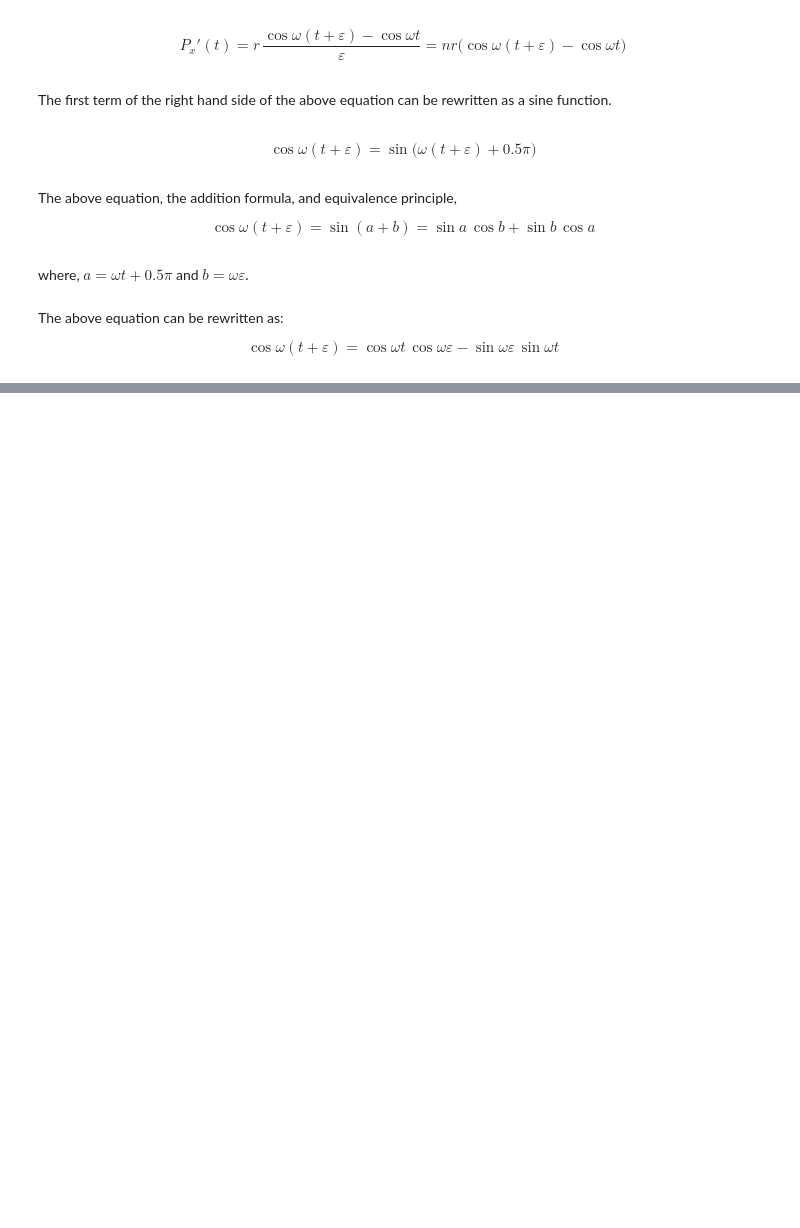
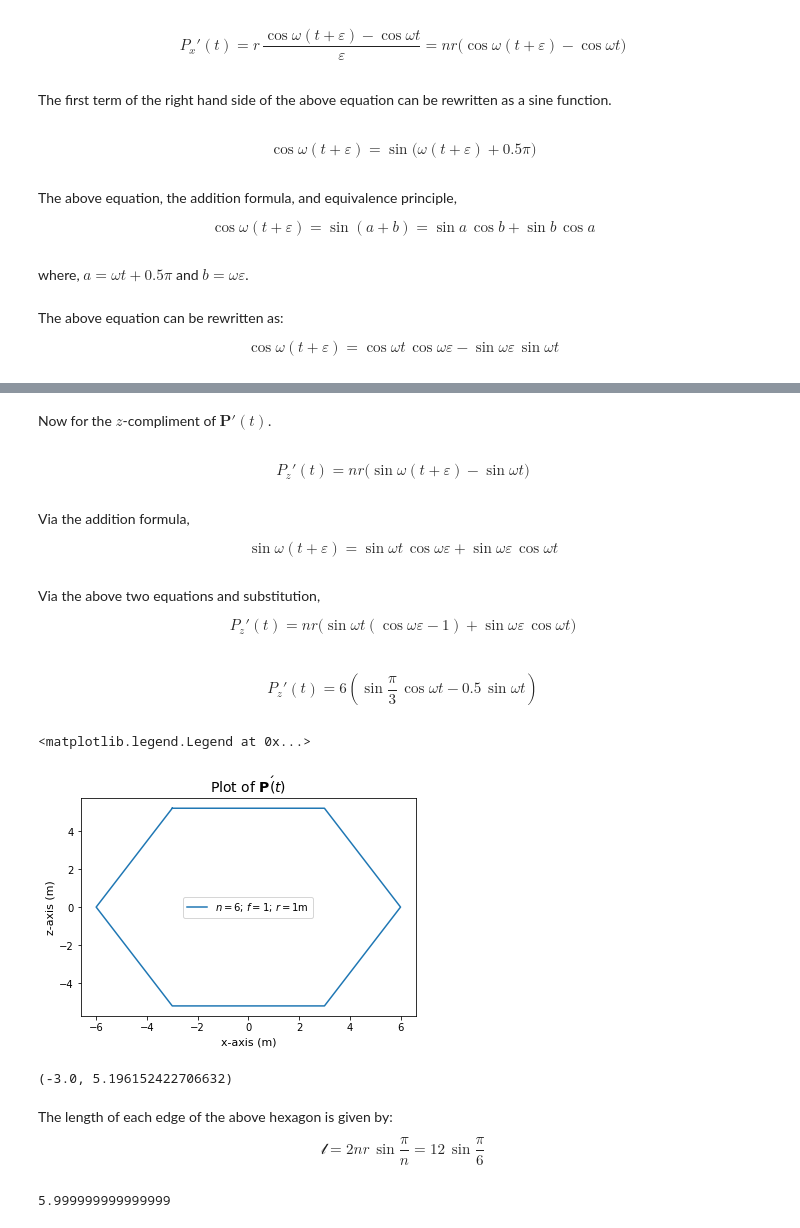
Before and after one commit to jordandll/Electromagnetism, a Jupyter notebook: Solenoids.ipynb, the cells around one changed output, grey strips where cells are left out. Cells and saved outputs as stored; diff of their text form; code cells hidden in the pictures; blank space fills up the shorter version.

```diff
--- a/Solenoids.ipynb
+++ b/Solenoids.ipynb
@@ -213,8 +213,8 @@ n = 6
 
 t = np.linspace(0, p, num = n + 1)
 theta = w * t
-x = r * np.cos(theta)
-z = r * np.sin(theta)
+P_x = x = r * np.cos(theta)
+P_z = z = r * np.sin(theta)
 
 fig, ax = plt.subplots()
 ax.set_title('2D Path', size = 15)
@@ -262,0 +265,40 @@ $$ P_x'(t) = nr\big( \cos \omega t(\cos \omega \varepsilon - 1) - \sin \omega \v
+# %% [markdown]
+Now for the $z$-compliment of $\mathbf{P}'(t)$.
+# %% [markdown]
+$$ P_z'(t) = nr\big( \sin \omega(t + \varepsilon) - \sin \omega t\big)$$
+# %% [markdown]
+Via the addition formula,
+
+$$ \sin \omega(t + \varepsilon) = \sin \omega t \, \cos \omega \varepsilon + \sin \omega \varepsilon \, \cos \omega t$$
+# %% [markdown]
+Via the above two equations and substitution,
+
+$$ P_z'(t) = nr\big(\sin\omega t(\cos \omega \varepsilon - 1) + \sin \omega \varepsilon \, \cos \omega t \big)$$
+# %% [markdown]
+$$ P_z'(t) = 6\left(\sin \frac{\pi}{3} \, \cos \omega t - 0.5\,\sin\omega t  \right)$$
+# %%
+dP_x = x = -6*(0.5*np.cos(theta) + np.sin(np.pi/3)*np.sin(theta))
+dP_z = z = 6*(np.sin(np.pi/3)*np.cos(theta) - 0.5*np.sin(theta))
+
+fig, ax = plt.subplots()
+ax.set_title(r'Plot of $\mathbf{P}\'(t)$', size = 14)
+ax.set_xlabel('x-axis (m)', size = 11)
+ax.set_ylabel('z-axis (m)', size = 11)
+
+L = ax.plot(x, z, label=r'$n = 6$; $f = 1$; $r = 1\mathrm{m}$')
+ax.legend()
+# %% [output]
+<matplotlib.legend.Legend at 0x...>
+[figure, added]
+# %%
+(x[0], z[0])
+# %% [output]
+(-3.0, 5.196152422706632)
+# %% [markdown]
+The length of each edge of the above hexagon is given by:
+$$ \mathscr{l} = 2nr\,\sin \frac{\pi}{n} = 12\,\sin \frac{\pi}{6}$$
+# %%
+l = 12*np.sin(np.pi/6)
+l
+# %% [output]
+5.999999999999999
```
Also changed, not shown: parts of 17 cells of this notebook.
